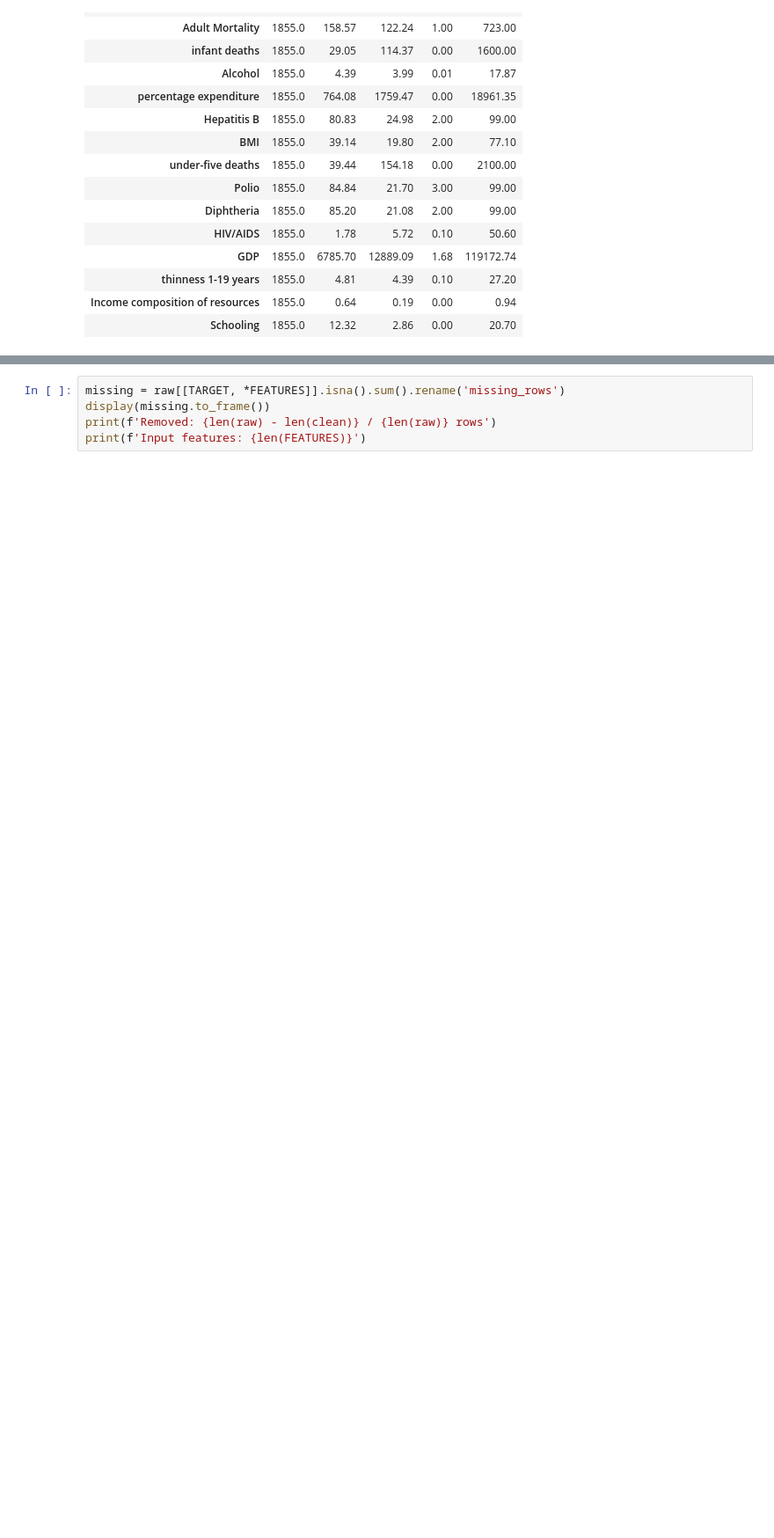
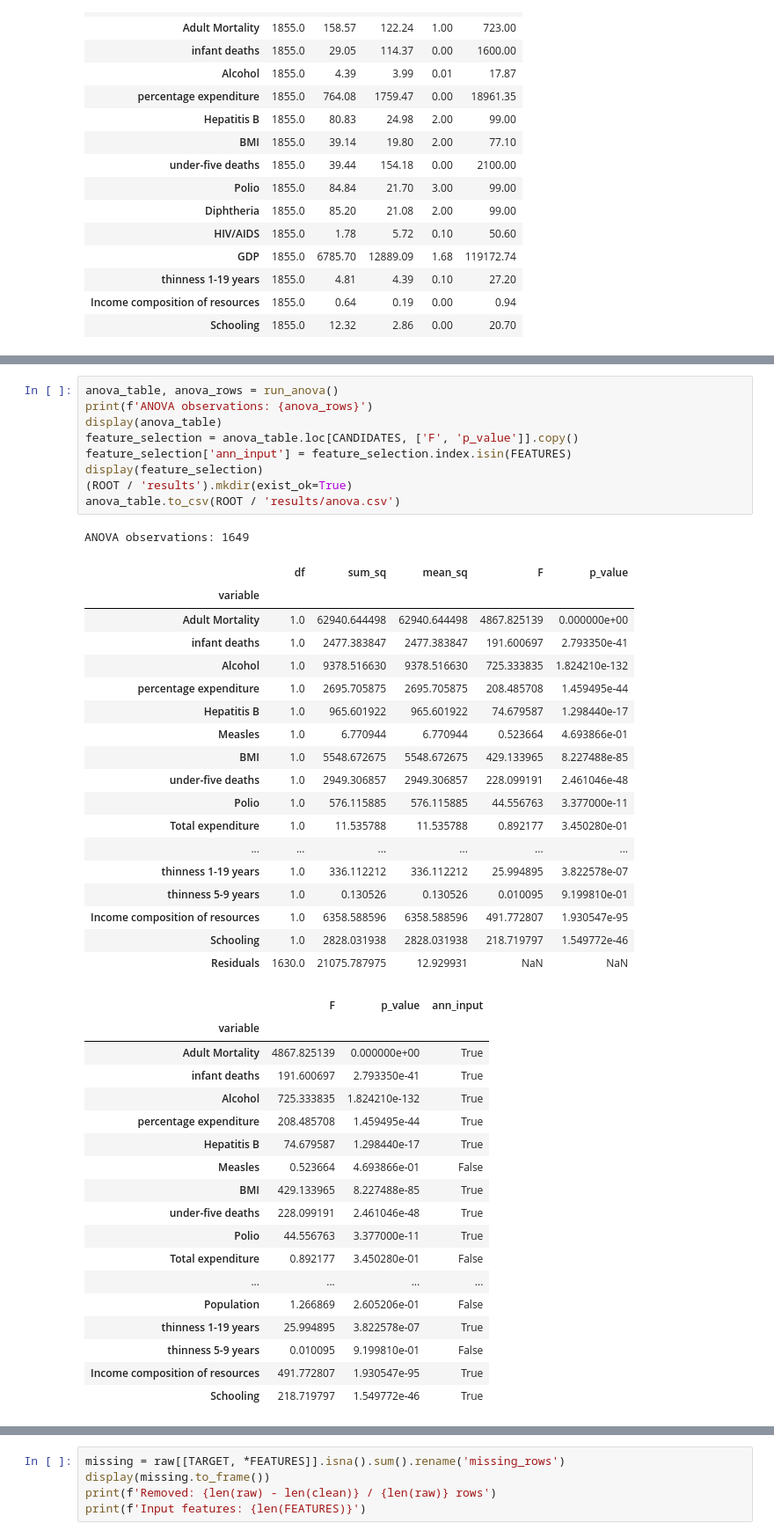
Before and after one commit to num22yh/life-expectancy-ann, a Jupyter notebook: notebooks/life_expectancy_ann.ipynb, the cells around one changed output, grey strips where cells are left out. Shown at 88% size. Drawn from its saved outputs; the diff is of its cells as text; blank space fills up the shorter version.

Commit message:
Add sequential ANOVA for input variable analysis

```diff
--- a/notebooks/life_expectancy_ann.ipynb
+++ b/notebooks/life_expectancy_ann.ipynb
@@ -58 +61,48 @@ display(clean[[TARGET, *FEATURES]].describe().T[['count', 'mean', 'std', 'min',
+# %%
+anova_table, anova_rows = run_anova()
+print(f'ANOVA observations: {anova_rows}')
+display(anova_table)
+feature_selection = anova_table.loc[CANDIDATES, ['F', 'p_value']].copy()
+feature_selection['ann_input'] = feature_selection.index.isin(FEATURES)
+display(feature_selection)
+(ROOT / 'results').mkdir(exist_ok=True)
+anova_table.to_csv(ROOT / 'results/anova.csv')
+# %% [output]
+ANOVA observations: 1649
+|  | df | sum_sq | mean_sq | F | p_value |
+| variable |  |  |  |  |  |
+| Adult Mortality | 1.0 | 62940.644498 | 62940.644498 | 4867.825139 | 0.000000e+00 |
+| infant deaths | 1.0 | 2477.383847 | 2477.383847 | 191.600697 | 2.793350e-41 |
+| Alcohol | 1.0 | 9378.516630 | 9378.516630 | 725.333835 | 1.824210e-132 |
+| percentage expenditure | 1.0 | 2695.705875 | 2695.705875 | 208.485708 | 1.459495e-44 |
+| Hepatitis B | 1.0 | 965.601922 | 965.601922 | 74.679587 | 1.298440e-17 |
+| Measles | 1.0 | 6.770944 | 6.770944 | 0.523664 | 4.693866e-01 |
+| BMI | 1.0 | 5548.672675 | 5548.672675 | 429.133965 | 8.227488e-85 |
+| under-five deaths | 1.0 | 2949.306857 | 2949.306857 | 228.099191 | 2.461046e-48 |
+| Polio | 1.0 | 576.115885 | 576.115885 | 44.556763 | 3.377000e-11 |
+| Total expenditure | 1.0 | 11.535788 | 11.535788 | 0.892177 | 3.450280e-01 |
+| ... | ... | ... | ... | ... | ... |
+| thinness 1-19 years | 1.0 | 336.112212 | 336.112212 | 25.994895 | 3.822578e-07 |
+| thinness 5-9 years | 1.0 | 0.130526 | 0.130526 | 0.010095 | 9.199810e-01 |
+| Income composition of resources | 1.0 | 6358.588596 | 6358.588596 | 491.772807 | 1.930547e-95 |
+| Schooling | 1.0 | 2828.031938 | 2828.031938 | 218.719797 | 1.549772e-46 |
+| Residuals | 1630.0 | 21075.787975 | 12.929931 | NaN | NaN |
+|  | F | p_value | ann_input |
+| variable |  |  |  |
+| Adult Mortality | 4867.825139 | 0.000000e+00 | True |
+| infant deaths | 191.600697 | 2.793350e-41 | True |
+| Alcohol | 725.333835 | 1.824210e-132 | True |
+| percentage expenditure | 208.485708 | 1.459495e-44 | True |
+| Hepatitis B | 74.679587 | 1.298440e-17 | True |
+| Measles | 0.523664 | 4.693866e-01 | False |
+| BMI | 429.133965 | 8.227488e-85 | True |
+| under-five deaths | 228.099191 | 2.461046e-48 | True |
+| Polio | 44.556763 | 3.377000e-11 | True |
+| Total expenditure | 0.892177 | 3.450280e-01 | False |
+| ... | ... | ... | ... |
+| Population | 1.266869 | 2.605206e-01 | False |
+| thinness 1-19 years | 25.994895 | 3.822578e-07 | True |
+| thinness 5-9 years | 0.010095 | 9.199810e-01 | False |
+| Income composition of resources | 491.772807 | 1.930547e-95 | True |
+| Schooling | 218.719797 | 1.549772e-46 | True |
 # %% [markdown]
```
Also changed, not shown: parts of 8 cells of this notebook, 2 other files.
